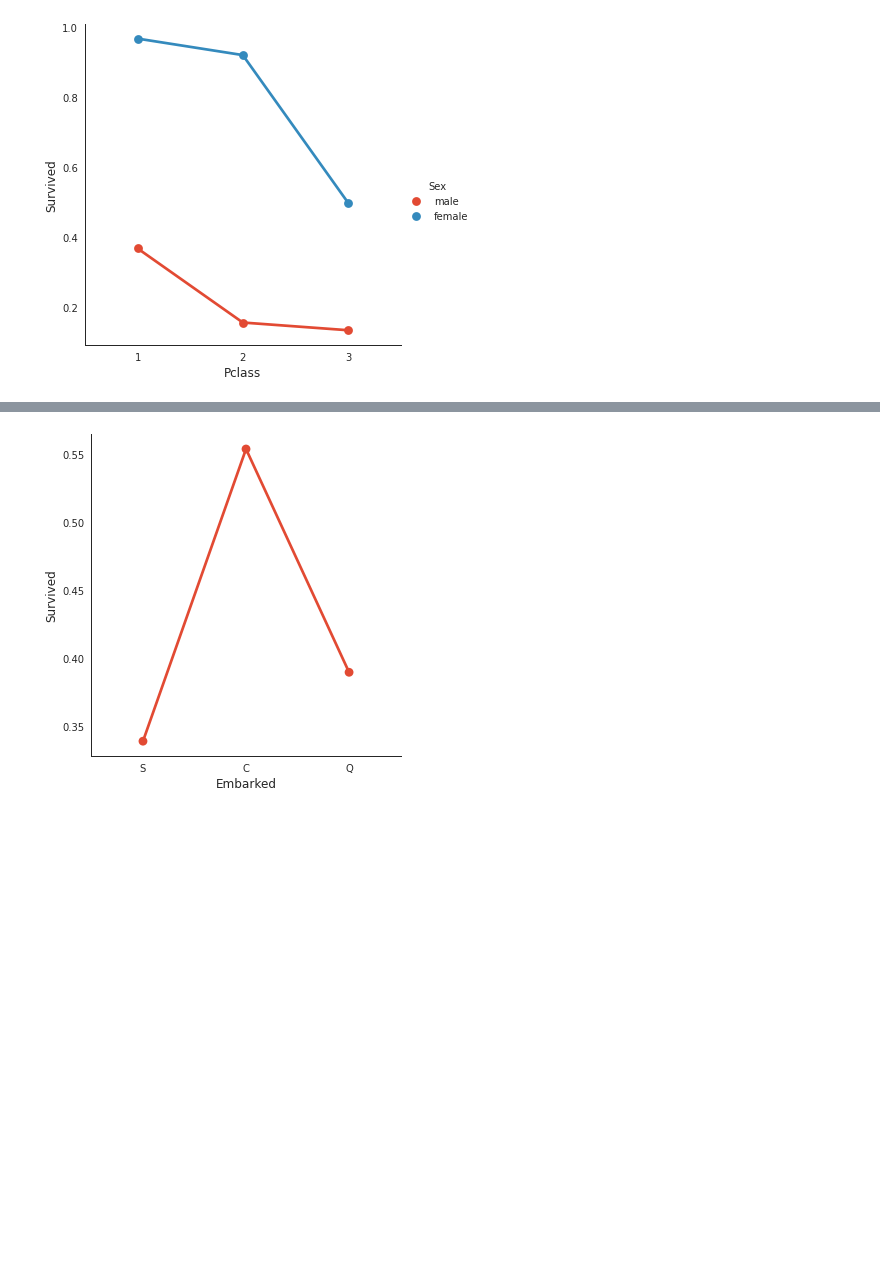
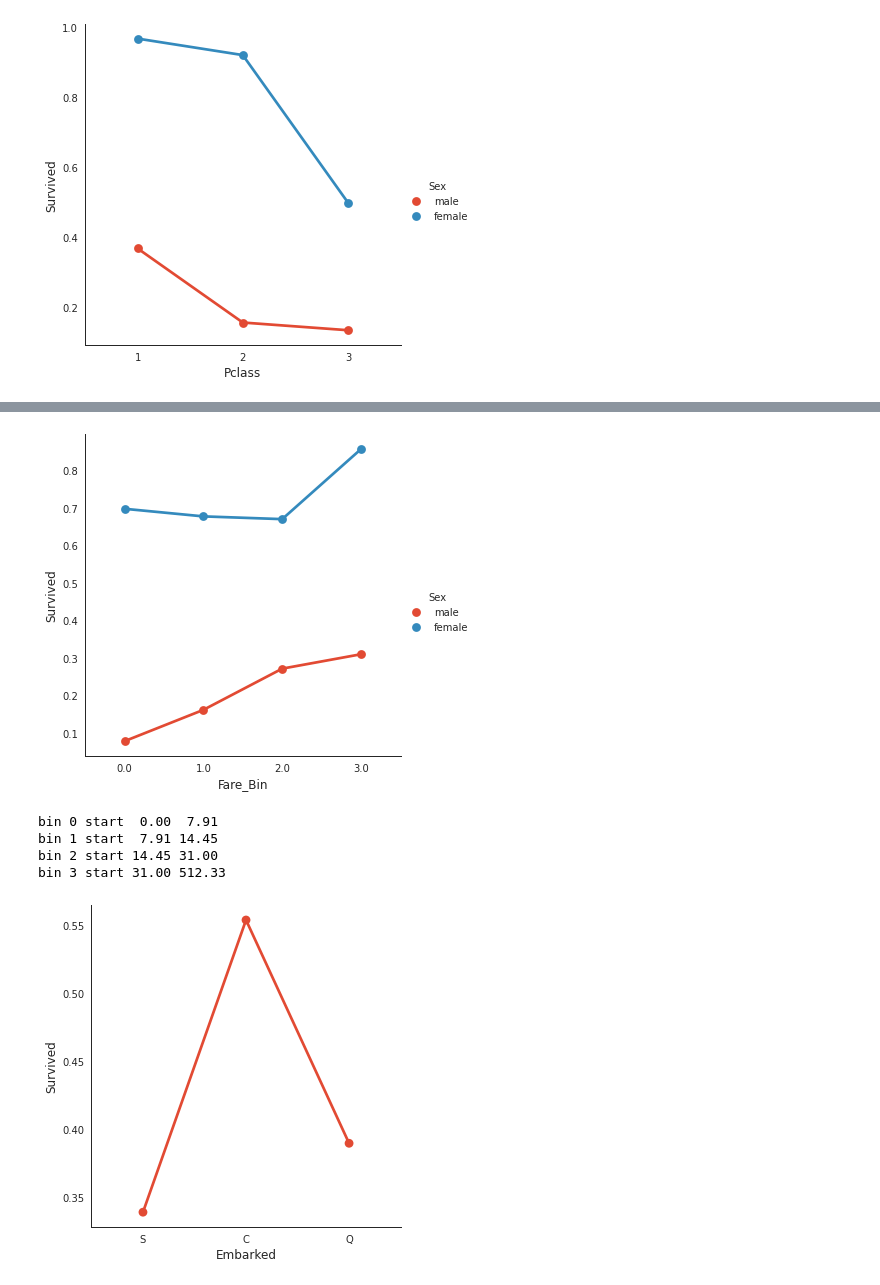
Before and after one commit to riccardo1980/bbs-2020-aiml4b-titanic, a Jupyter notebook: Titanic_EDA_preproc_svm.ipynb, the cells around one changed output, grey strips where cells are left out. Saved outputs shown, nothing was run; the diff lists cells and outputs as text; code cells hidden in the pictures; blank space fills up the shorter version.

```diff
--- a/Titanic_EDA_preproc_svm.ipynb
+++ b/Titanic_EDA_preproc_svm.ipynb
@@ -515,3 +534,16 @@ sns.catplot('Pclass','Survived', hue='Sex', kind='point', data=df, ci=None);
+# %%
+sns.catplot('Fare_Bin','Survived', hue='Sex', kind='point', data=df, ci=None);
+# %% [output]
+[figure, added]
+# %%
+thresholds = mapper_quantizer.built_features[1][1].bin_edges_[0]
+for id, (a, b) in enumerate(zip(thresholds[:-1],thresholds[1:])):
+    print('bin {} start {:5.2f} {:>5.2f}'.format(id,a,b))
+# %% [output]
+bin 0 start  0.00  7.91
+bin 1 start  7.91 14.45
+bin 2 start 14.45 31.00
+bin 3 start 31.00 512.33
 # %%
 sns.catplot('Embarked','Survived', kind='point', data=df, ci=None);
 # %% [output]
```
Also changed, not shown: parts of 28 cells of this notebook.
